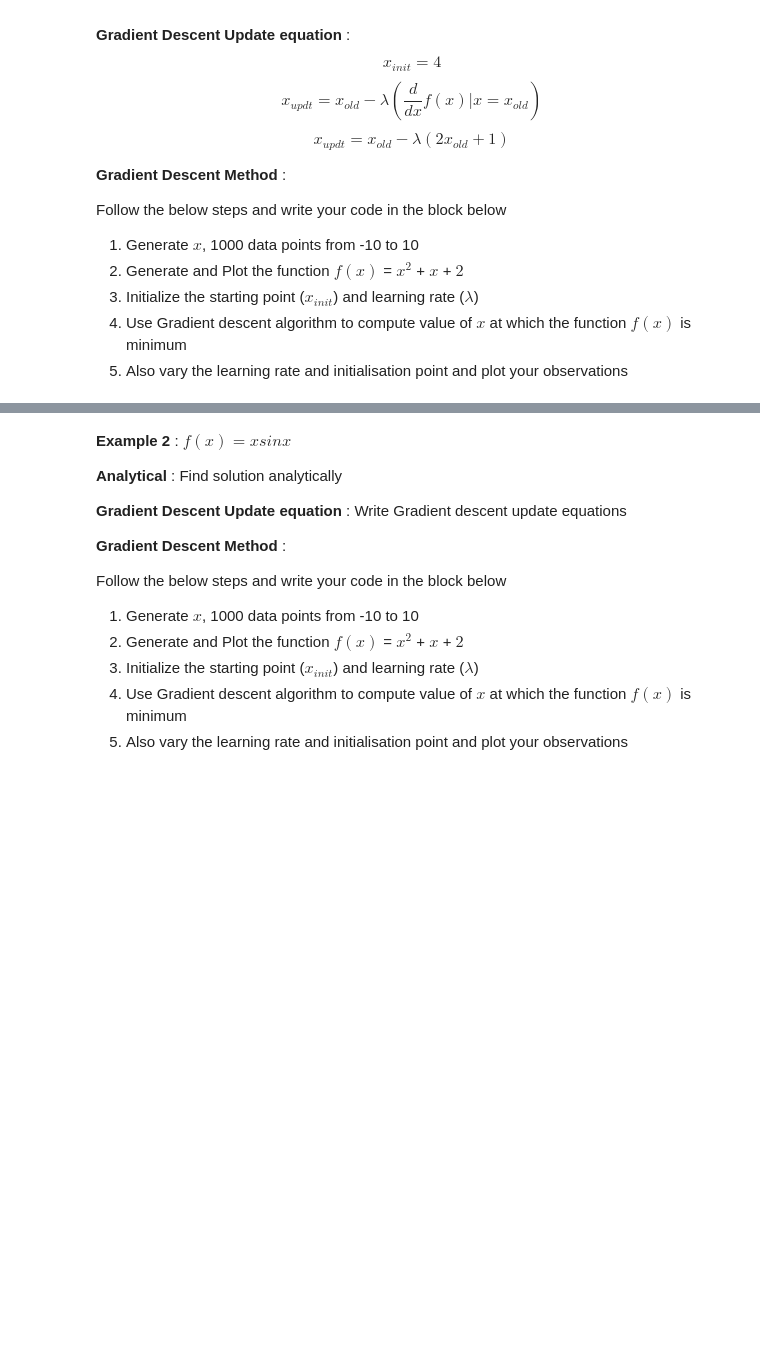
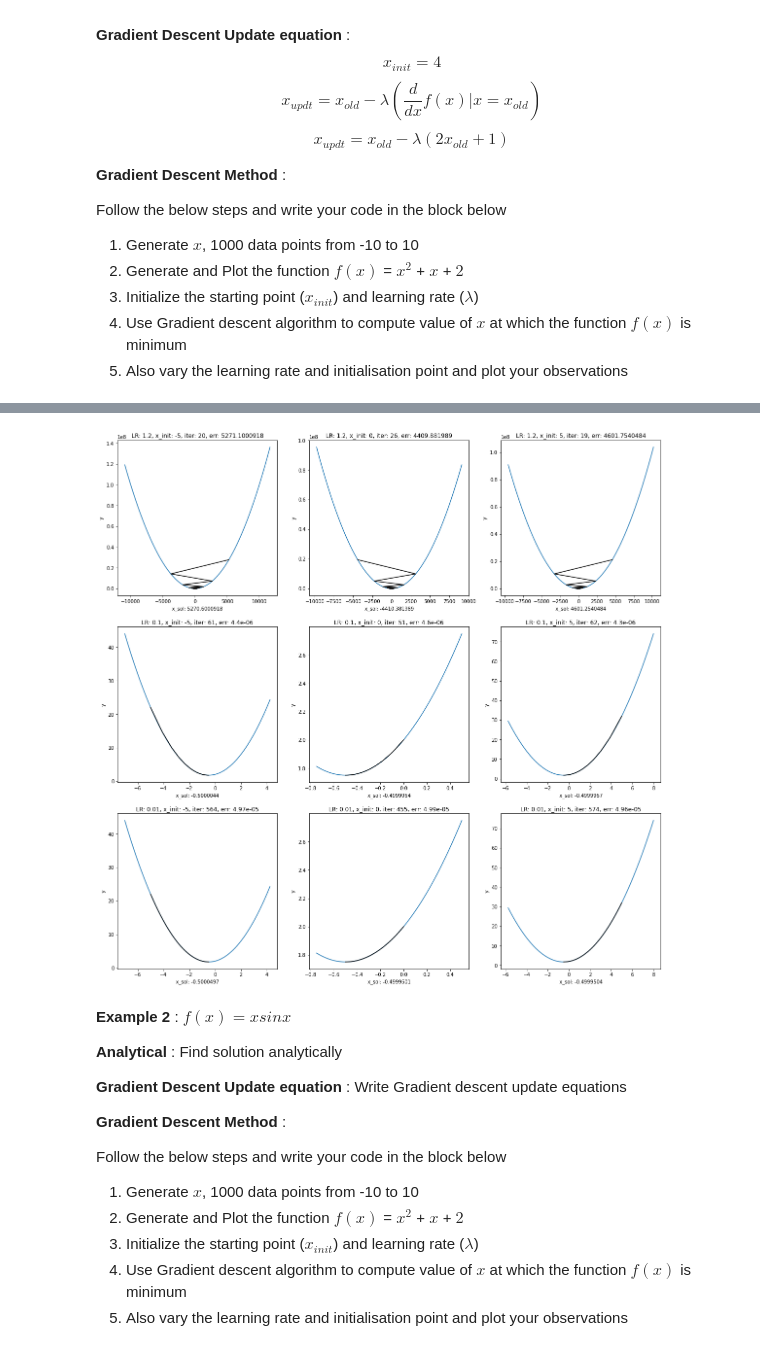
Before and after one commit to shashankp28/PRML-Lab-22, a Jupyter notebook: Assignment_3/Lab_3_Convex_Optimisation.ipynb, the cells around one changed output, grey strips where cells are left out. Cells and saved outputs as stored; diff of their text form; code cells hidden in the pictures; blank space fills up the shorter version.

```diff
--- a/Assignment_3/Lab_3_Convex_Optimisation.ipynb
+++ b/Assignment_3/Lab_3_Convex_Optimisation.ipynb
@@ -44,3 +38,31 @@ Text(0, 0.5, 'f(x)')
+# %%
+_lambda = [1.2, 0.1, 0.01]
+x_init = [-5, 0, 5]
+max_iter = int(1e5)
+epsilon = 1e-6
+max_val = int(1e4)
+
+figure, axis = plt.subplots(len(_lambda), len(x_init), figsize=(20, 20))
+for i, lr in enumerate(_lambda):
+    for j, x in enumerate(x_init):
+        x_test = [x]
+        for t in range(max_iter):
+            x = x - lr * (2*x + 1)
+            x_test.append(x)
+            if abs(lr * (2*x + 1))<epsilon: break
+            if abs(lr * (2*x + 1))>max_val: break
+        x_test = np.array(x_test)
+        y_test = np.power(x_test, 2) + x_test +2
+        if lr==10: print(x_test, y_test)
+        X = np.linspace(start=1.5*np.min(x_test)-np.max(x_test), stop=1.5*np.max(x_test)-np.min(x_test), num=1000)
+        Y = np.power(X, 2) + X + 2
+        axis[i, j].plot(X, Y)
+        axis[i, j].plot(x_test, y_test, color='black')
+        axis[i, j].set_title(f'LR: {lr}, x_init: {x_init[j]}, iter: {t}, err: {round(abs(x+0.5), 7)}')
+        axis[i, j].set_xlabel(f'x_sol: {round(x, 7)}')
+        axis[i, j].set_ylabel('y')
+# %% [output]
+[figure, added]
 # %% [markdown]
 **Example 2** : $f(x)=x sinx$
 
```
Also changed, not shown: parts of 1 cell of this notebook, 2 other files.
